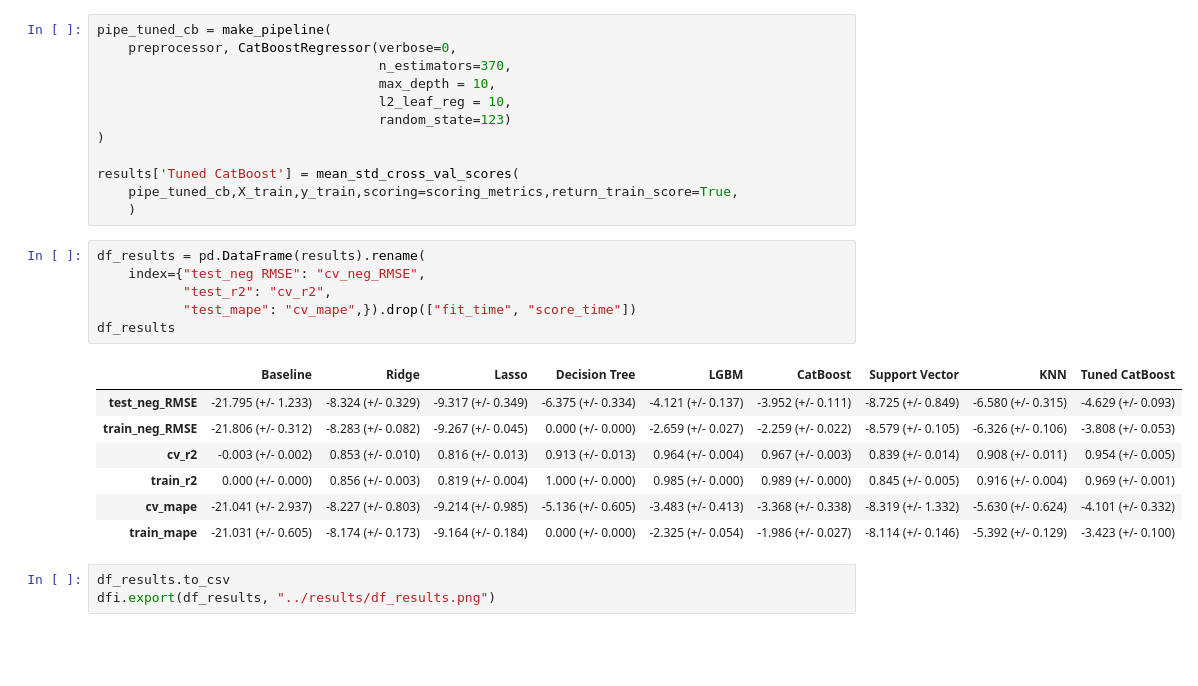
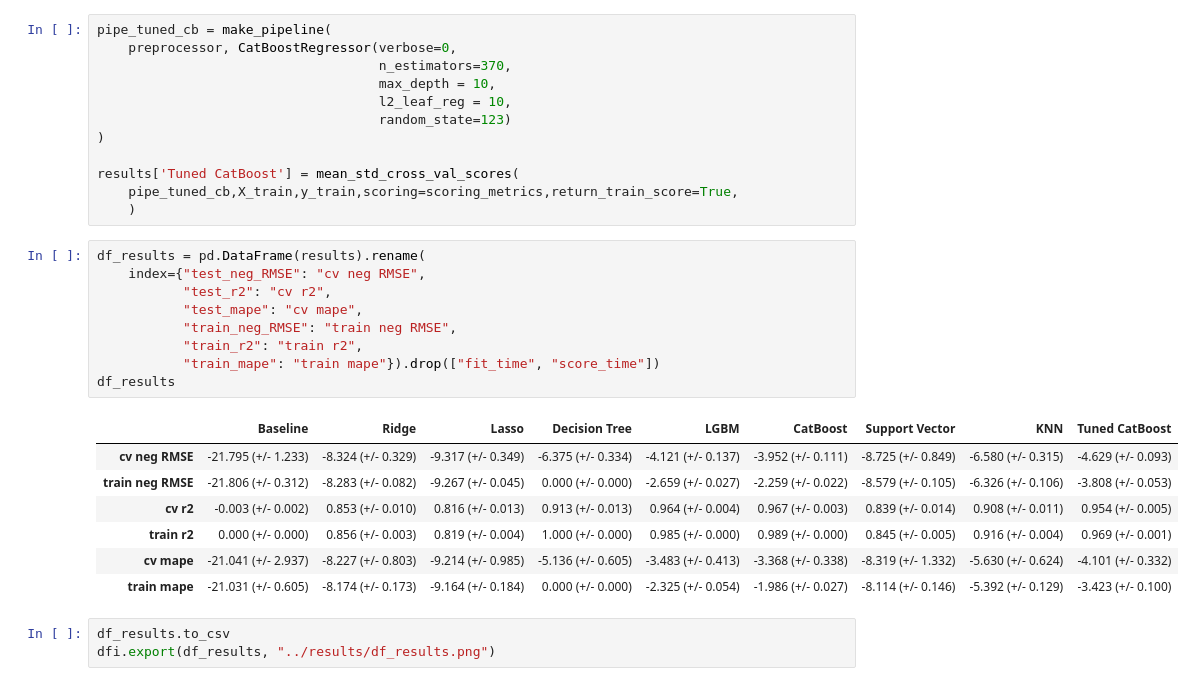
Before and after one commit to aimee0317/cherry-blossom-prediction, a Jupyter notebook: src/ml_models.ipynb, the cells around one changed output. Drawn from its saved outputs; the diff is of its cells as text; blank space fills up the shorter version.

Commit message:
update dataframe

```diff
--- a/src/ml_models.ipynb
+++ b/src/ml_models.ipynb
@@ -248,18 +248,21 @@ results['Tuned CatBoost'] = mean_std_cross_val_scores(
     )
 # %%
 df_results = pd.DataFrame(results).rename(
-    index={"test_neg RMSE": "cv_neg_RMSE",
-           "test_r2": "cv_r2",
-           "test_mape": "cv_mape",}).drop(["fit_time", "score_time"])
+    index={"test_neg_RMSE": "cv neg RMSE",
+           "test_r2": "cv r2",
+           "test_mape": "cv mape",
+           "train_neg_RMSE": "train neg RMSE",
+           "train_r2": "train r2",
+           "train_mape": "train mape"}).drop(["fit_time", "score_time"])
 df_results
 # %% [output]
 |  | Baseline | Ridge | Lasso | Decision Tree | LGBM | CatBoost | Support Vector | KNN | Tuned CatBoost |
-| test_neg_RMSE | -21.795 (+/- 1.233) | -8.324 (+/- 0.329) | -9.317 (+/- 0.349) | -6.375 (+/- 0.334) | -4.121 (+/- 0.137) | -3.952 (+/- 0.111) | -8.725 (+/- 0.849) | -6.580 (+/- 0.315) | -4.629 (+/- 0.093) |
-| train_neg_RMSE | -21.806 (+/- 0.312) | -8.283 (+/- 0.082) | -9.267 (+/- 0.045) | 0.000 (+/- 0.000) | -2.659 (+/- 0.027) | -2.259 (+/- 0.022) | -8.579 (+/- 0.105) | -6.326 (+/- 0.106) | -3.808 (+/- 0.053) |
-| cv_r2 | -0.003 (+/- 0.002) | 0.853 (+/- 0.010) | 0.816 (+/- 0.013) | 0.913 (+/- 0.013) | 0.964 (+/- 0.004) | 0.967 (+/- 0.003) | 0.839 (+/- 0.014) | 0.908 (+/- 0.011) | 0.954 (+/- 0.005) |
-| train_r2 | 0.000 (+/- 0.000) | 0.856 (+/- 0.003) | 0.819 (+/- 0.004) | 1.000 (+/- 0.000) | 0.985 (+/- 0.000) | 0.989 (+/- 0.000) | 0.845 (+/- 0.005) | 0.916 (+/- 0.004) | 0.969 (+/- 0.001) |
-| cv_mape | -21.041 (+/- 2.937) | -8.227 (+/- 0.803) | -9.214 (+/- 0.985) | -5.136 (+/- 0.605) | -3.483 (+/- 0.413) | -3.368 (+/- 0.338) | -8.319 (+/- 1.332) | -5.630 (+/- 0.624) | -4.101 (+/- 0.332) |
-| train_mape | -21.031 (+/- 0.605) | -8.174 (+/- 0.173) | -9.164 (+/- 0.184) | 0.000 (+/- 0.000) | -2.325 (+/- 0.054) | -1.986 (+/- 0.027) | -8.114 (+/- 0.146) | -5.392 (+/- 0.129) | -3.423 (+/- 0.100) |
+| cv neg RMSE | -21.795 (+/- 1.233) | -8.324 (+/- 0.329) | -9.317 (+/- 0.349) | -6.375 (+/- 0.334) | -4.121 (+/- 0.137) | -3.952 (+/- 0.111) | -8.725 (+/- 0.849) | -6.580 (+/- 0.315) | -4.629 (+/- 0.093) |
+| train neg RMSE | -21.806 (+/- 0.312) | -8.283 (+/- 0.082) | -9.267 (+/- 0.045) | 0.000 (+/- 0.000) | -2.659 (+/- 0.027) | -2.259 (+/- 0.022) | -8.579 (+/- 0.105) | -6.326 (+/- 0.106) | -3.808 (+/- 0.053) |
+| cv r2 | -0.003 (+/- 0.002) | 0.853 (+/- 0.010) | 0.816 (+/- 0.013) | 0.913 (+/- 0.013) | 0.964 (+/- 0.004) | 0.967 (+/- 0.003) | 0.839 (+/- 0.014) | 0.908 (+/- 0.011) | 0.954 (+/- 0.005) |
+| train r2 | 0.000 (+/- 0.000) | 0.856 (+/- 0.003) | 0.819 (+/- 0.004) | 1.000 (+/- 0.000) | 0.985 (+/- 0.000) | 0.989 (+/- 0.000) | 0.845 (+/- 0.005) | 0.916 (+/- 0.004) | 0.969 (+/- 0.001) |
+| cv mape | -21.041 (+/- 2.937) | -8.227 (+/- 0.803) | -9.214 (+/- 0.985) | -5.136 (+/- 0.605) | -3.483 (+/- 0.413) | -3.368 (+/- 0.338) | -8.319 (+/- 1.332) | -5.630 (+/- 0.624) | -4.101 (+/- 0.332) |
+| train mape | -21.031 (+/- 0.605) | -8.174 (+/- 0.173) | -9.164 (+/- 0.184) | 0.000 (+/- 0.000) | -2.325 (+/- 0.054) | -1.986 (+/- 0.027) | -8.114 (+/- 0.146) | -5.392 (+/- 0.129) | -3.423 (+/- 0.100) |
 # %%
 df_results.to_csv
 dfi.export(df_results, "../results/df_results.png")
```
Also changed, not shown: parts of 1 cell of this notebook, 8 other files.
